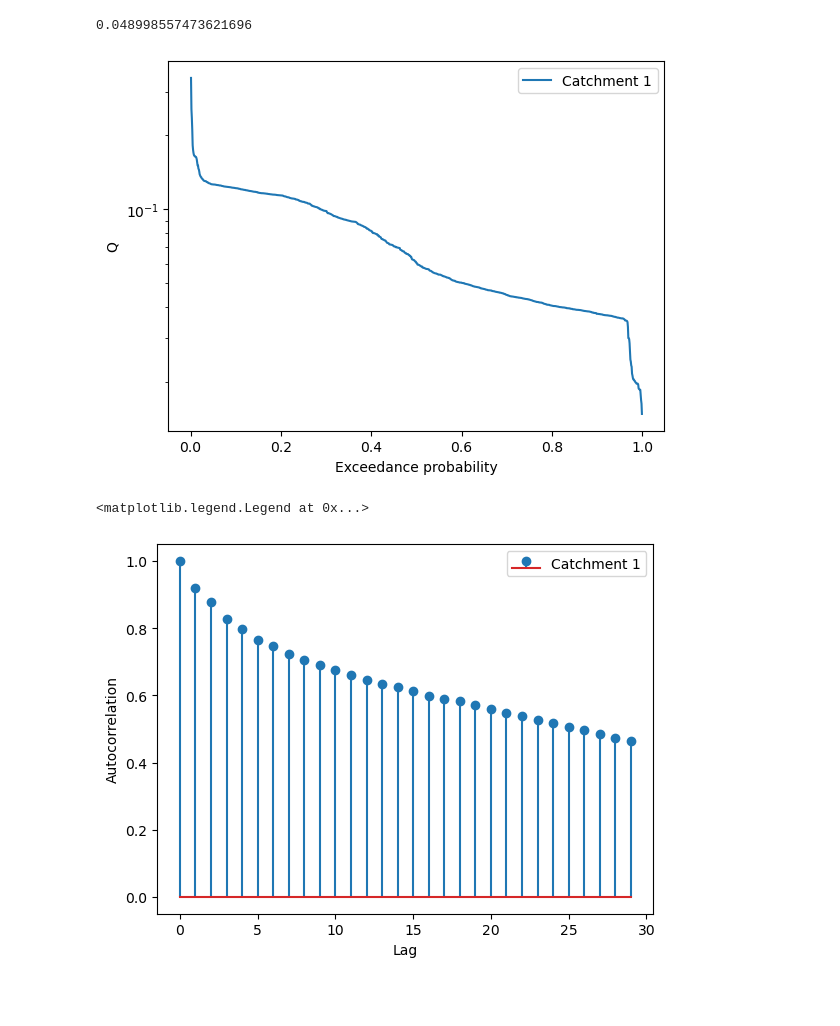
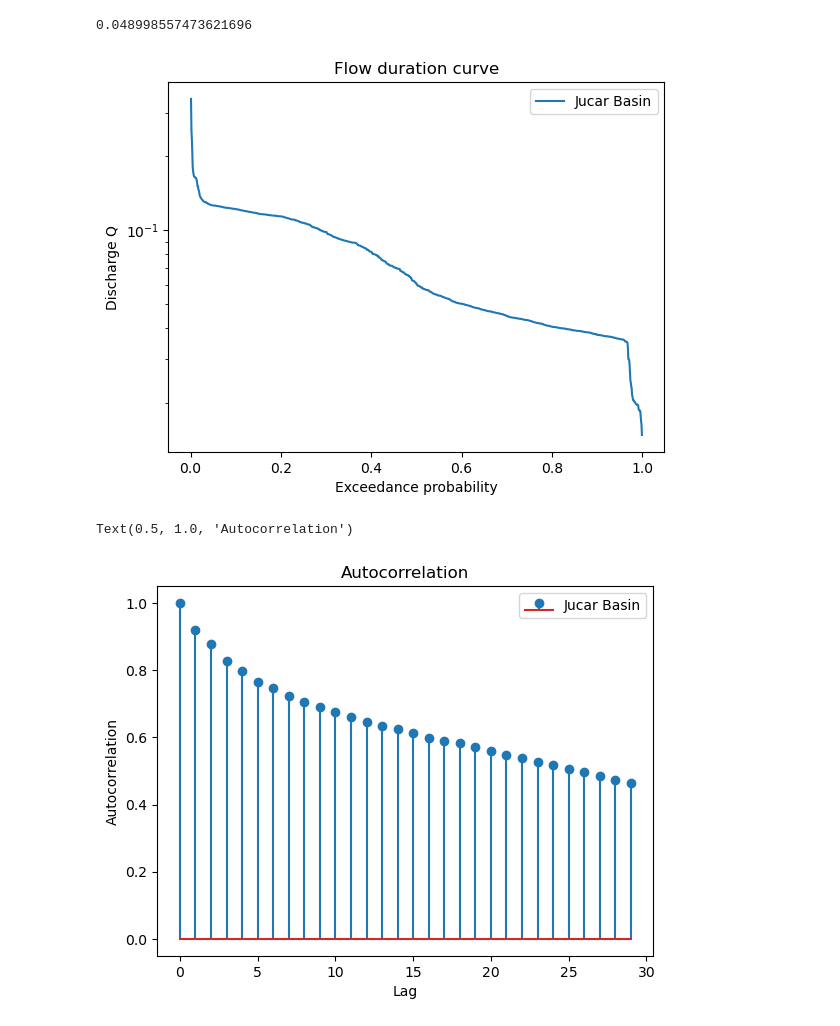
Before and after one commit to mmarrocolo/JUCARbasin, a Jupyter notebook: Exercise 1 Processes/Water Balance 2.ipynb, the cells around one changed output. Saved outputs shown, nothing was run; the diff lists cells and outputs as text; code cells hidden in the pictures; blank space fills up the shorter version.

```diff
--- a/Exercise 1 Processes/Water Balance 2.ipynb
+++ b/Exercise 1 Processes/Water Balance 2.ipynb
@@ -168,23 +168,25 @@ print(Water_balance_C1)
 # %%
 sorted_Q = dfQ['Q'].sort_values(ascending=False)
 rank1 = np.arange(len(sorted_Q))+1
 ecdf1 = rank1 / (len(sorted_Q)+1)
 
 
-plt.plot(ecdf1, sorted_Q, label='Catchment 1')
+plt.plot(ecdf1, sorted_Q, label='Jucar Basin')
 plt.xlabel('Exceedance probability')
-plt.ylabel('Q')
+plt.ylabel('Discharge Q')
+plt.title('Flow duration curve')
 plt.legend()
 plt.yscale('log')
 # %% [output]
-[figure, old version]
+[figure, new version]
 # %%
 lags = np.arange(0, 30)
 autocorrelation1 = [dfQ['Q'].autocorr(lag = i) for i in lags]
-plt.stem(lags, autocorrelation1, label='Catchment 1')
+plt.stem(lags, autocorrelation1, label='Jucar Basin')
 plt.xlabel('Lag')
 plt.ylabel('Autocorrelation')
 plt.legend()
+plt.title('Autocorrelation')
 # %% [output]
-<matplotlib.legend.Legend at 0x...>
+Text(0.5, 1.0, 'Autocorrelation')
-[figure, old version]
+[figure, new version]
```
Also changed, not shown: 2 other files.
